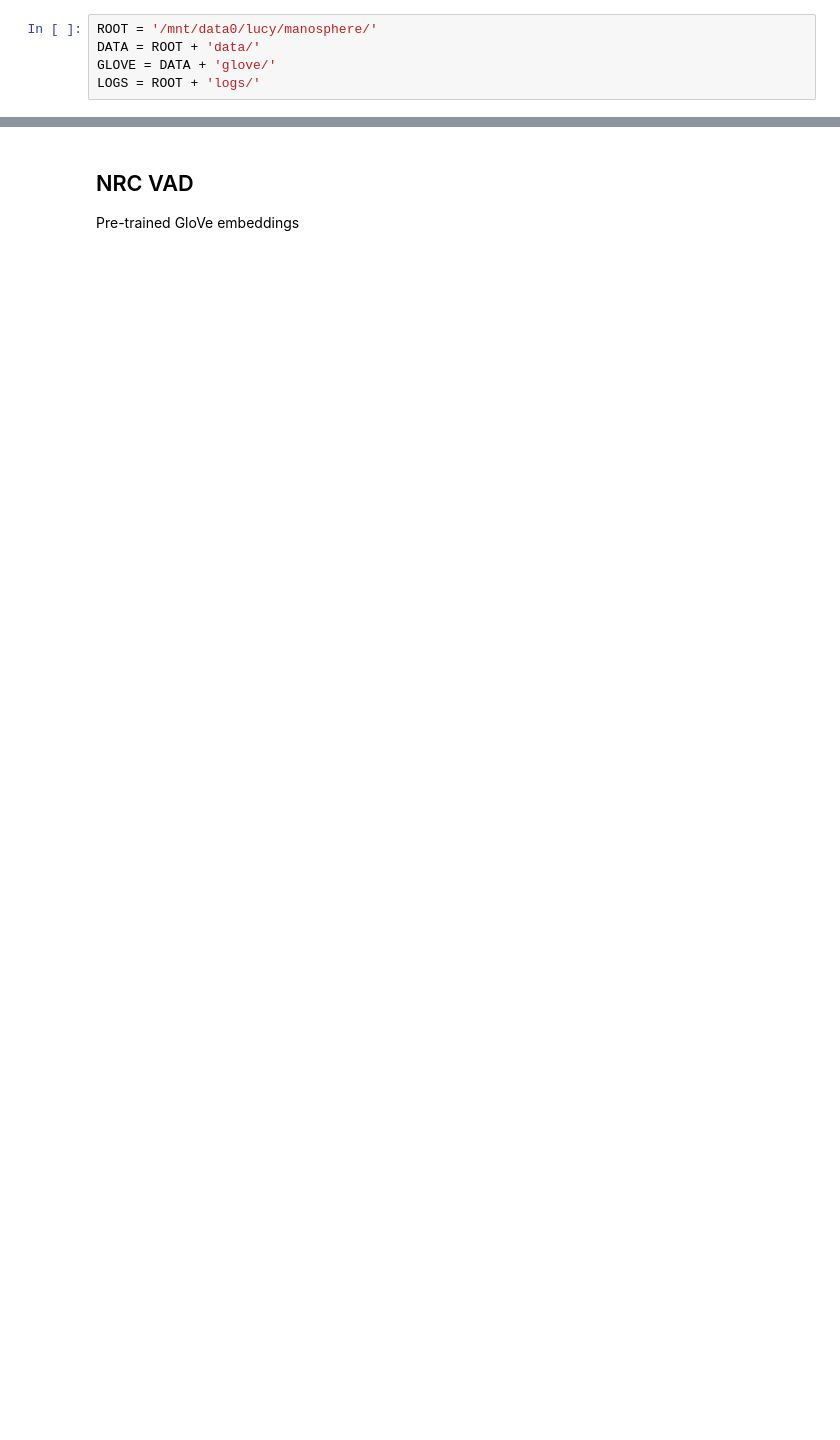
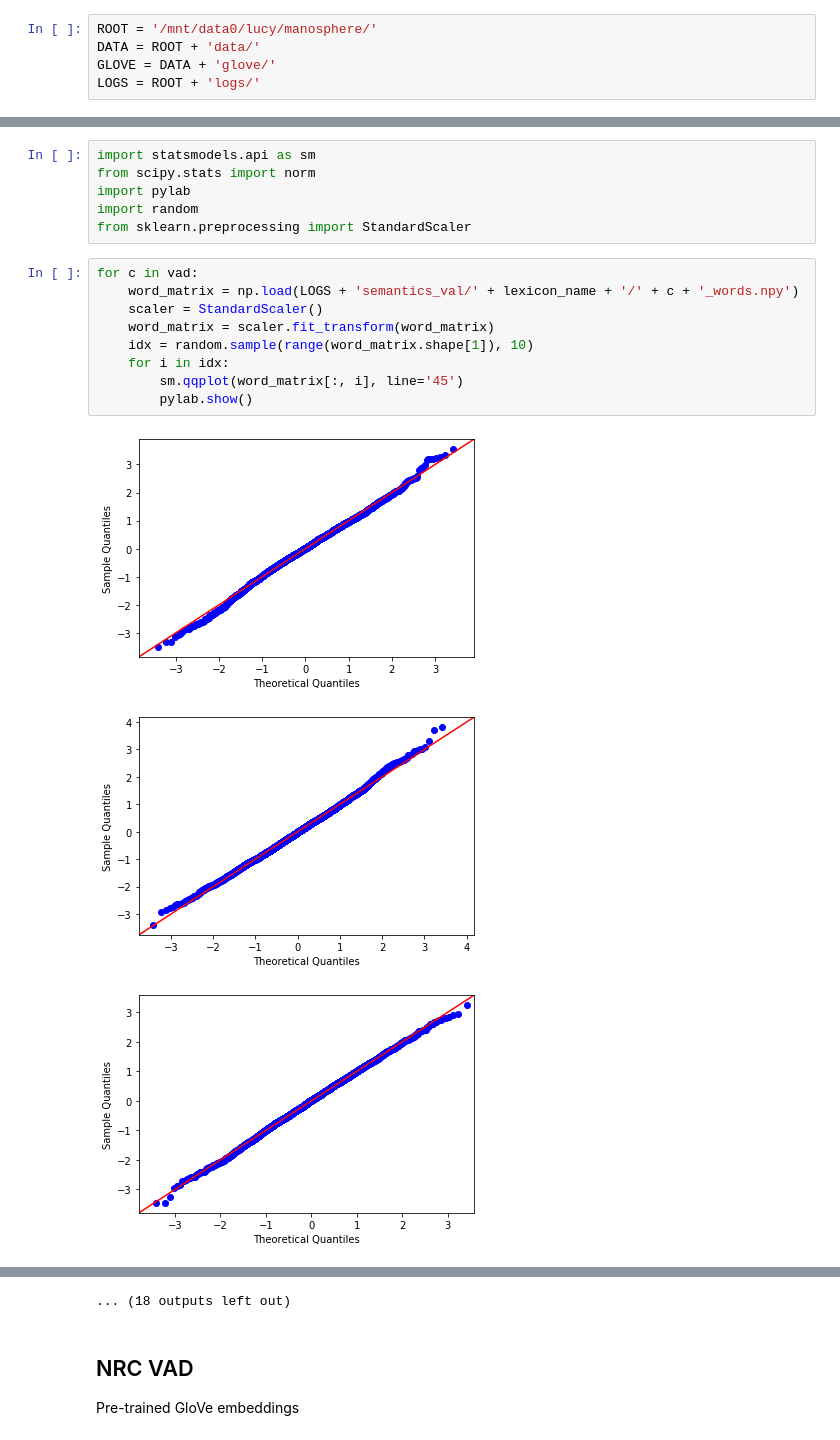
Before and after one commit to lucy3/context_semantic_axes, a Jupyter notebook: code/semantics_viz.ipynb, the cells around one changed output, grey strips where cells are left out. Cells and saved outputs as stored; diff of their text form; blank space fills up the shorter version.

```diff
--- a/code/semantics_viz.ipynb
+++ b/code/semantics_viz.ipynb
@@ -8,0 +14,19 @@ LOGS = ROOT + 'logs/'
+# %%
+import statsmodels.api as sm
+from scipy.stats import norm
+import pylab
+import random
+from sklearn.preprocessing import StandardScaler
+# %%
+for c in vad:
+    word_matrix = np.load(LOGS + 'semantics_val/' + lexicon_name + '/' + c + '_words.npy')
+    scaler = StandardScaler()
+    word_matrix = scaler.fit_transform(word_matrix)
+    idx = random.sample(range(word_matrix.shape[1]), 10)
+    for i in idx:
+        sm.qqplot(word_matrix[:, i], line='45')
+        pylab.show()
+# %% [output]
+[figure, added]
+[figure, added]
+[figure, added]
@@ -9,3 +42,4 @@ LOGS = ROOT + 'logs/'
+... (18 outputs left out)
 # %% [markdown]
 ## NRC VAD
 
```
Also changed, not shown: parts of 16 cells of this notebook, 2 other files.
